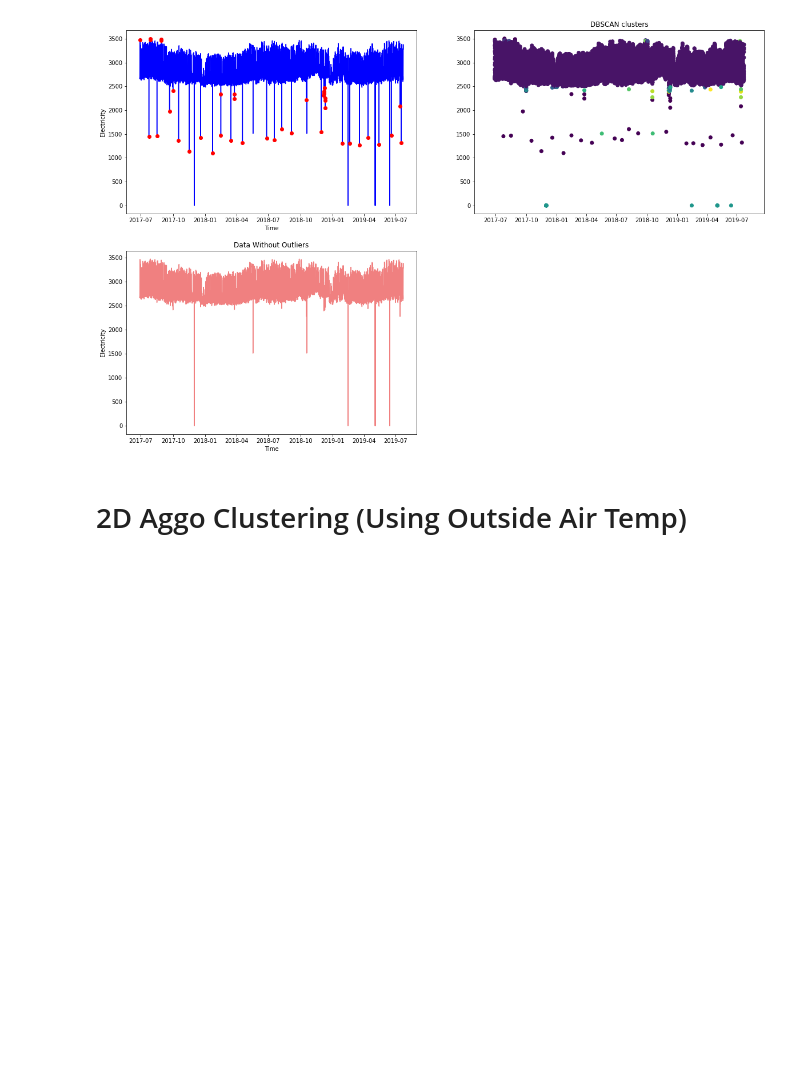
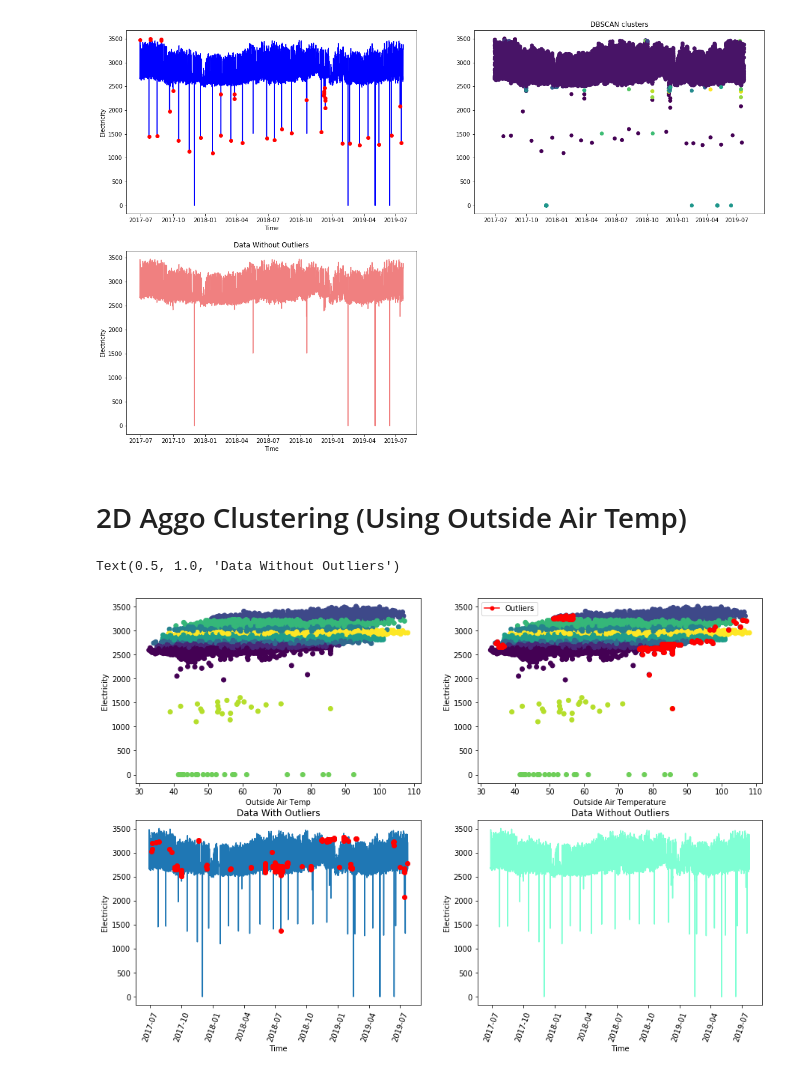
Before and after one commit to eco-data-science-team/cluster-repo, a Jupyter notebook: Clustering Methods.ipynb, the cells around one changed output. Saved outputs shown, nothing was run; the diff lists cells and outputs as text; code cells hidden in the pictures; blank space fills up the shorter version.

```diff
--- a/Clustering Methods.ipynb
+++ b/Clustering Methods.ipynb
@@ -180,7 +180,6 @@ plt.xlabel("Outside Air Temp")
 plt.ylabel("Electricity")
 #extract outliers
 unique_labels = np.unique(labels.tolist())
-outliers = []
 dummies = []
 
 for label in unique_labels:
@@ -197,7 +196,6 @@ for label in unique_labels:
         index = subsetted_df['x'].index.tolist()[i]
         dummy_point  = subsetted_df['dummy'].tolist()[i]
         if point > upper_threshold or point < lower_threshold:
-            outliers.append(point)
             #use a dummy column since every outlier point is not unique, therefore when indexing
             #the outlier later in the original data, we can use the dummy value associated with the outlier point first
             #otherwise we may have an outlier, say 70, that appears several times in the original data
@@ -217,30 +215,33 @@ for dummy in dummies:
 from matplotlib.lines import Line2D
 legend_elements = [Line2D([0], [0], marker='o', color='r', label='Outliers',
                          markersize=5)]
 plt.legend(handles=legend_elements, loc='best')
 plt.xlabel("Outside Air Temperature")
 plt.ylabel("Electricity")
 
 #plot data with outliers
 plt.subplot(2, 2, 3)
 plt.plot(agg_df['Timestamp'].tolist(), agg_df['y'].tolist())
 for dummy in dummies:
     outlier_index = agg_df['dummy'].tolist().index(dummy)
     elec_outlier = agg_df['y'].tolist()[outlier_index]
     elec_date = new_df['Timestamp'].tolist()[outlier_index]
     plt.plot(elec_date, elec_outlier, c = 'red', marker = 'o')
 plt.xticks(rotation=70)
 plt.xlabel("Time")
 plt.ylabel("Electricity")
 plt.title("Data With Outliers")
 
 #plot data with outliers removed, use dummy column
 plt.subplot(2, 2, 4)
 non_outlier_indexes = [i for i in list(range(agg_df.shape[0])) if agg_df['dummy'].tolist()[i] not in dummies]
 non_outlier_data = [agg_df['y'].tolist()[i] for i in non_outlier_indexes]
 non_outlier_dates = [agg_df['Timestamp'].tolist()[i] for i in non_outlier_indexes]
 plt.plot(non_outlier_dates, non_outlier_data, color = 'aquamarine' )
 plt.xticks(rotation=70)
 plt.xlabel("Time")
 plt.ylabel("Electricity")
 plt.title("Data Without Outliers")
+# %% [output]
+Text(0.5, 1.0, 'Data Without Outliers')
+[figure, added]
```
Also changed, not shown: parts of 1 cell of this notebook.
